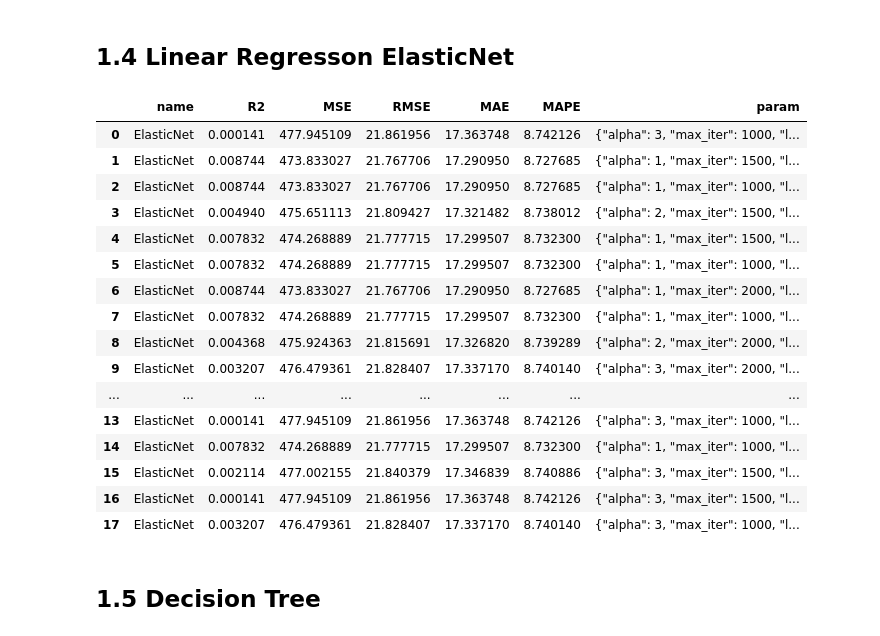
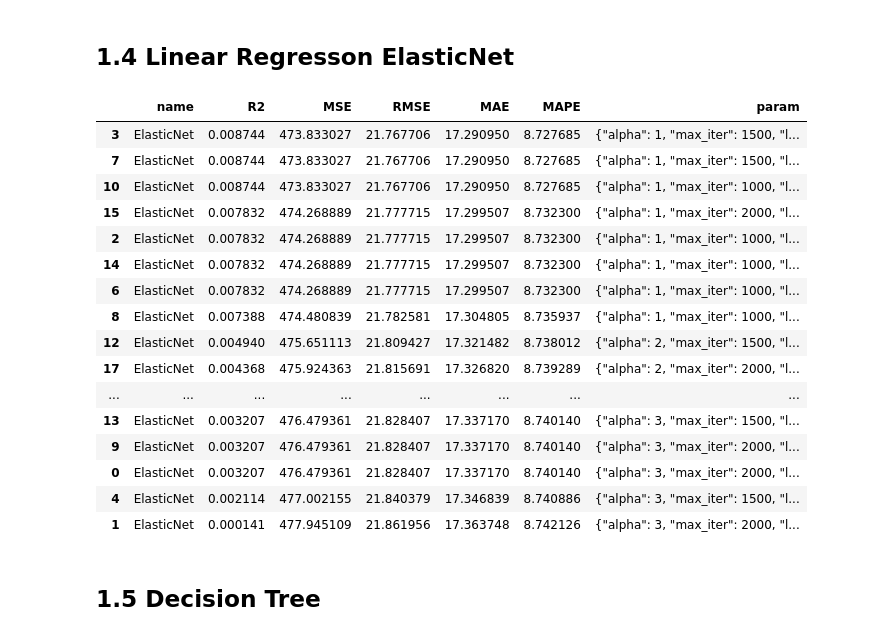
Before and after one commit to douglasaturnino/Ensaios-Machine-Learning, a Jupyter notebook: regressao/notebook/regressao.ipynb, the cells around one changed output. Cells and saved outputs as stored; diff of their text form; code cells hidden in the pictures.

```diff
--- a/regressao/notebook/regressao.ipynb
+++ b/regressao/notebook/regressao.ipynb
@@ -130,7 +139,7 @@ data = 'training'
 ## 1.1 Linear Regresson
 # %%
 resul_lr = pd.DataFrame()
-model = LinearRegression
+model = LinearRegression()
 param = {
         'fit_intercept': True
     }
@@ -243,25 +252,25 @@ for i in range(2, 20, 1):
 
     resul_lre = pd.concat([resul_lre,result]).reset_index(drop=True)
 # %%
-resul_lre
+resul_lre.sort_values('RMSE')
 # %% [output]
 |  | name | R2 | MSE | RMSE | MAE | MAPE | param |
-| 0 | ElasticNet | 0.000141 | 477.945109 | 21.861956 | 17.363748 | 8.742126 | {"alpha": 3, "max_iter": 1000, "l... |
-| 1 | ElasticNet | 0.008744 | 473.833027 | 21.767706 | 17.290950 | 8.727685 | {"alpha": 1, "max_iter": 1500, "l... |
-| 2 | ElasticNet | 0.008744 | 473.833027 | 21.767706 | 17.290950 | 8.727685 | {"alpha": 1, "max_iter": 1000, "l... |
-| 3 | ElasticNet | 0.004940 | 475.651113 | 21.809427 | 17.321482 | 8.738012 | {"alpha": 2, "max_iter": 1500, "l... |
-| 4 | ElasticNet | 0.007832 | 474.268889 | 21.777715 | 17.299507 | 8.732300 | {"alpha": 1, "max_iter": 1500, "l... |
-| 5 | ElasticNet | 0.007832 | 474.268889 | 21.777715 | 17.299507 | 8.732300 | {"alpha": 1, "max_iter": 1000, "l... |
-| 6 | ElasticNet | 0.008744 | 473.833027 | 21.767706 | 17.290950 | 8.727685 | {"alpha": 1, "max_iter": 2000, "l... |
-| 7 | ElasticNet | 0.007832 | 474.268889 | 21.777715 | 17.299507 | 8.732300 | {"alpha": 1, "max_iter": 1000, "l... |
-| 8 | ElasticNet | 0.004368 | 475.924363 | 21.815691 | 17.326820 | 8.739289 | {"alpha": 2, "max_iter": 2000, "l... |
+| 3 | ElasticNet | 0.008744 | 473.833027 | 21.767706 | 17.290950 | 8.727685 | {"alpha": 1, "max_iter": 1500, "l... |
+| 7 | ElasticNet | 0.008744 | 473.833027 | 21.767706 | 17.290950 | 8.727685 | {"alpha": 1, "max_iter": 1500, "l... |
+| 10 | ElasticNet | 0.008744 | 473.833027 | 21.767706 | 17.290950 | 8.727685 | {"alpha": 1, "max_iter": 1000, "l... |
+| 15 | ElasticNet | 0.007832 | 474.268889 | 21.777715 | 17.299507 | 8.732300 | {"alpha": 1, "max_iter": 2000, "l... |
+| 2 | ElasticNet | 0.007832 | 474.268889 | 21.777715 | 17.299507 | 8.732300 | {"alpha": 1, "max_iter": 1000, "l... |
+| 14 | ElasticNet | 0.007832 | 474.268889 | 21.777715 | 17.299507 | 8.732300 | {"alpha": 1, "max_iter": 1000, "l... |
+| 6 | ElasticNet | 0.007832 | 474.268889 | 21.777715 | 17.299507 | 8.732300 | {"alpha": 1, "max_iter": 1000, "l... |
+| 8 | ElasticNet | 0.007388 | 474.480839 | 21.782581 | 17.304805 | 8.735937 | {"alpha": 1, "max_iter": 1000, "l... |
+| 12 | ElasticNet | 0.004940 | 475.651113 | 21.809427 | 17.321482 | 8.738012 | {"alpha": 2, "max_iter": 1500, "l... |
+| 17 | ElasticNet | 0.004368 | 475.924363 | 21.815691 | 17.326820 | 8.739289 | {"alpha": 2, "max_iter": 2000, "l... |
+| ... | ... | ... | ... | ... | ... | ... | ... |
+| 13 | ElasticNet | 0.003207 | 476.479361 | 21.828407 | 17.337170 | 8.740140 | {"alpha": 3, "max_iter": 1500, "l... |
 | 9 | ElasticNet | 0.003207 | 476.479361 | 21.828407 | 17.337170 | 8.740140 | {"alpha": 3, "max_iter": 2000, "l... |
-| ... | ... | ... | ... | ... | ... | ... | ... |
-| 13 | ElasticNet | 0.000141 | 477.945109 | 21.861956 | 17.363748 | 8.742126 | {"alpha": 3, "max_iter": 1000, "l... |
-| 14 | ElasticNet | 0.007832 | 474.268889 | 21.777715 | 17.299507 | 8.732300 | {"alpha": 1, "max_iter": 1000, "l... |
-| 15 | ElasticNet | 0.002114 | 477.002155 | 21.840379 | 17.346839 | 8.740886 | {"alpha": 3, "max_iter": 1500, "l... |
-| 16 | ElasticNet | 0.000141 | 477.945109 | 21.861956 | 17.363748 | 8.742126 | {"alpha": 3, "max_iter": 1500, "l... |
-| 17 | ElasticNet | 0.003207 | 476.479361 | 21.828407 | 17.337170 | 8.740140 | {"alpha": 3, "max_iter": 1000, "l... |
+| 0 | ElasticNet | 0.003207 | 476.479361 | 21.828407 | 17.337170 | 8.740140 | {"alpha": 3, "max_iter": 2000, "l... |
+| 4 | ElasticNet | 0.002114 | 477.002155 | 21.840379 | 17.346839 | 8.740886 | {"alpha": 3, "max_iter": 1500, "l... |
+| 1 | ElasticNet | 0.000141 | 477.945109 | 21.861956 | 17.363748 | 8.742126 | {"alpha": 3, "max_iter": 2000, "l... |
 # %% [markdown]
 ## 1.5 Decision Tree
 # %%
```
Also changed, not shown: parts of 45 cells of this notebook, 2 other files.
